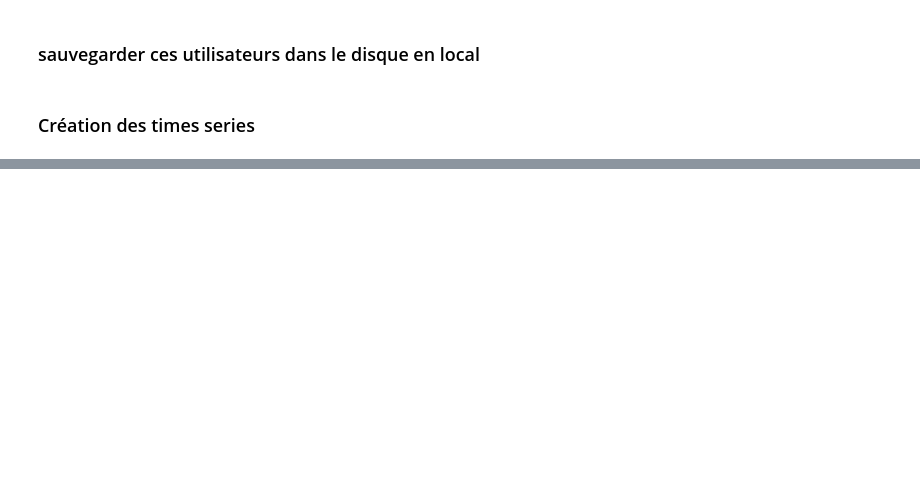
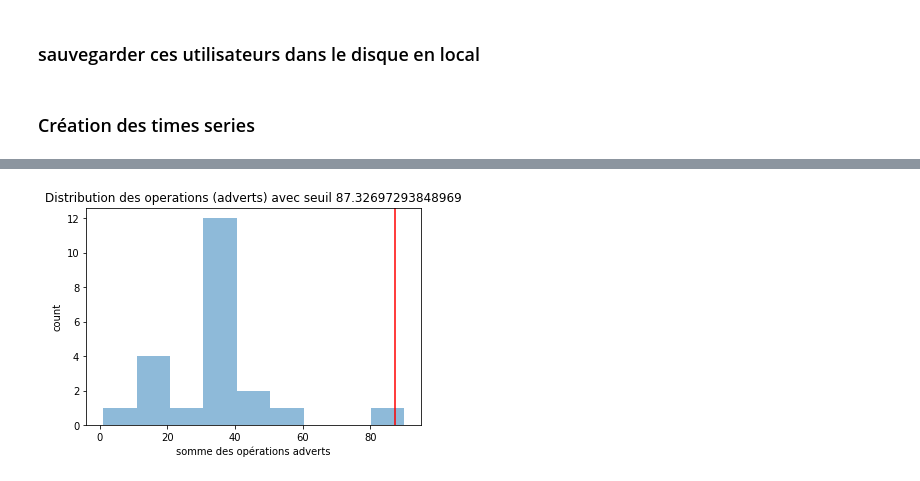
Before and after one commit to pfolaa/fraud_detection, a Jupyter notebook: fraud_detection_01.ipynb, the cells around one changed output, grey strips where cells are left out. Drawn from its saved outputs; the diff is of its cells as text; code cells hidden in the pictures; blank space fills up the shorter version.

```diff
--- a/fraud_detection_01.ipynb
+++ b/fraud_detection_01.ipynb
@@ -2888,0 +3069,4 @@ all_df_res[1]
+# %%
+plot_users(sum_operation_adverts, 'adverts', threshold_adverts)
+# %% [output]
+[figure, added]
```
Also changed, not shown: parts of 124 cells of this notebook.
